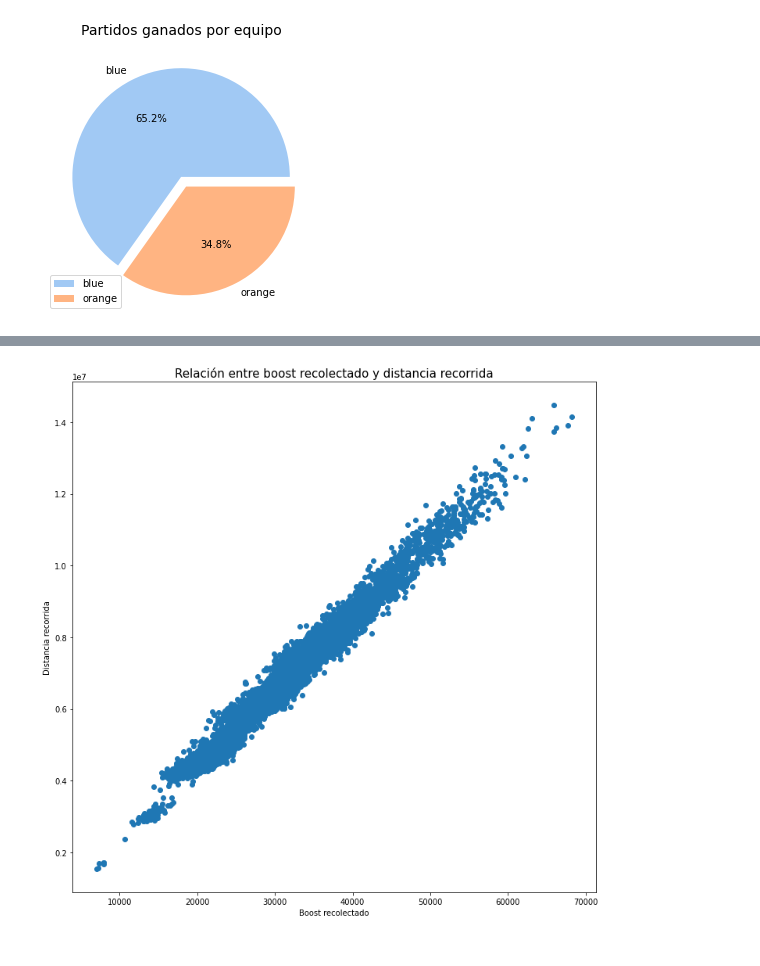
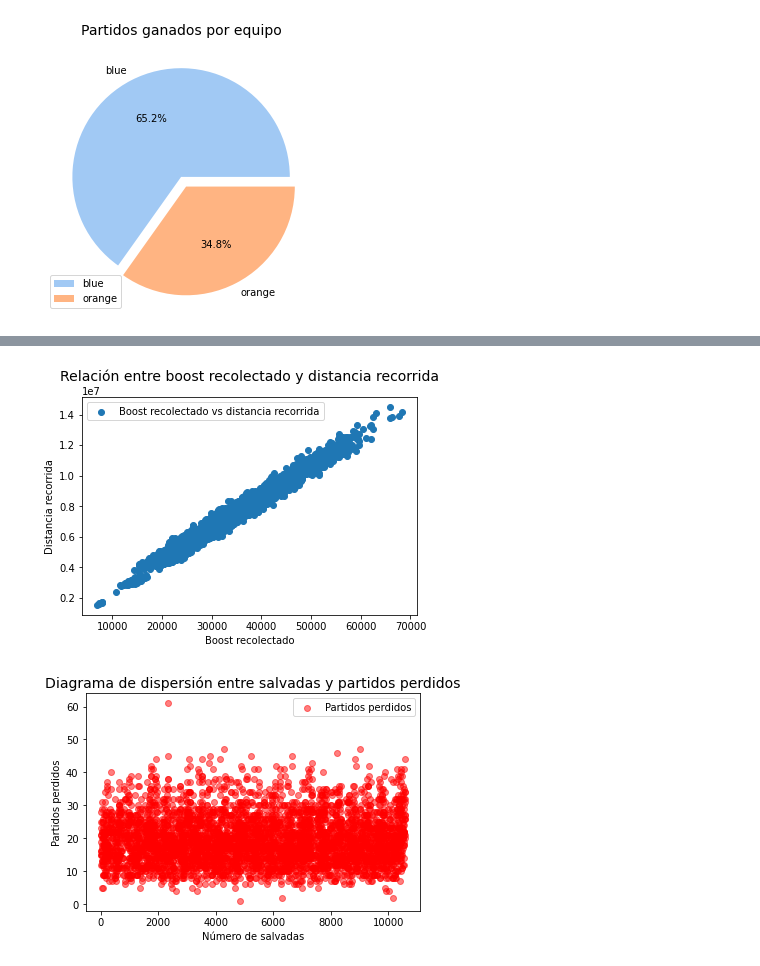
Before and after one commit to disotoc/RLCSAnalysis21-22, a Jupyter notebook: analysis.ipynb, the cells around one changed output, grey strips where cells are left out. Cells and saved outputs as stored; diff of their text form; code cells hidden in the pictures.

```diff
--- a/analysis.ipynb
+++ b/analysis.ipynb
@@ -47,11 +75,27 @@ plt.show()
 # %%
-x = matches_by_teams_df['boost_amount_collected']
-y = matches_by_teams_df['movement_total_distance']
-fig,ax = plt.subplots(figsize=(12,12))
-plt.scatter(x=x, y=y)
-ax.set_title(label='Relación entre boost recolectado y distancia recorrida', fontsize='15')
+x = matches_by_teams_df_fil['boost_amount_collected']
+y = matches_by_teams_df_fil['movement_total_distance']
+fig,ax = plt.subplots(figsize=(6,4))
+plt.scatter(x=x, y=y, label='Boost recolectado vs distancia recorrida')
+ax.set_title(label='Relación entre boost recolectado y distancia recorrida', fontsize=14, x=0.5)
 plt.xlabel('Boost recolectado')
 plt.ylabel('Distancia recorrida')
+plt.legend()
 plt.show()
 # %% [output]
-[figure, old version]
+[figure, new version]
+# %%
+# Filtrar los partidos perdidos y el número de salvadas en base a los partidos perdidos
+x = matches_by_teams_df_fil[matches_by_teams_df_fil['winner'] == False]
+y = x['core_saves']
+
+# Crear gráfico
+fig, ax = plt.subplots(figsize=(6,4))
+ax.scatter(x=x.index, y=y, alpha=0.5, label='Partidos perdidos', color='red')
+ax.set_title(label='Diagrama de dispersión entre salvadas y partidos perdidos', fontsize=14, x=0.5)
+ax.set_xlabel('Número de salvadas')
+ax.set_ylabel('Partidos perdidos')
+plt.legend()
+plt.show()
+# %% [output]
+[figure, added]
```
Also changed, not shown: parts of 9 cells of this notebook.
